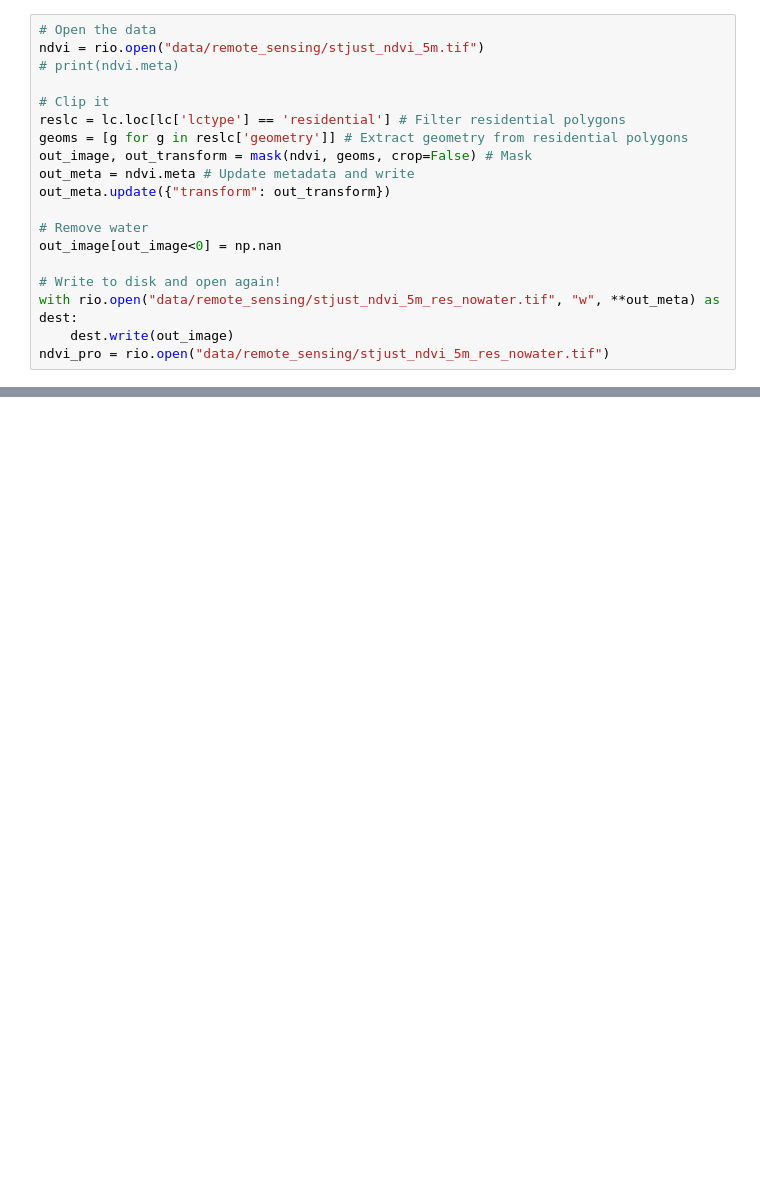
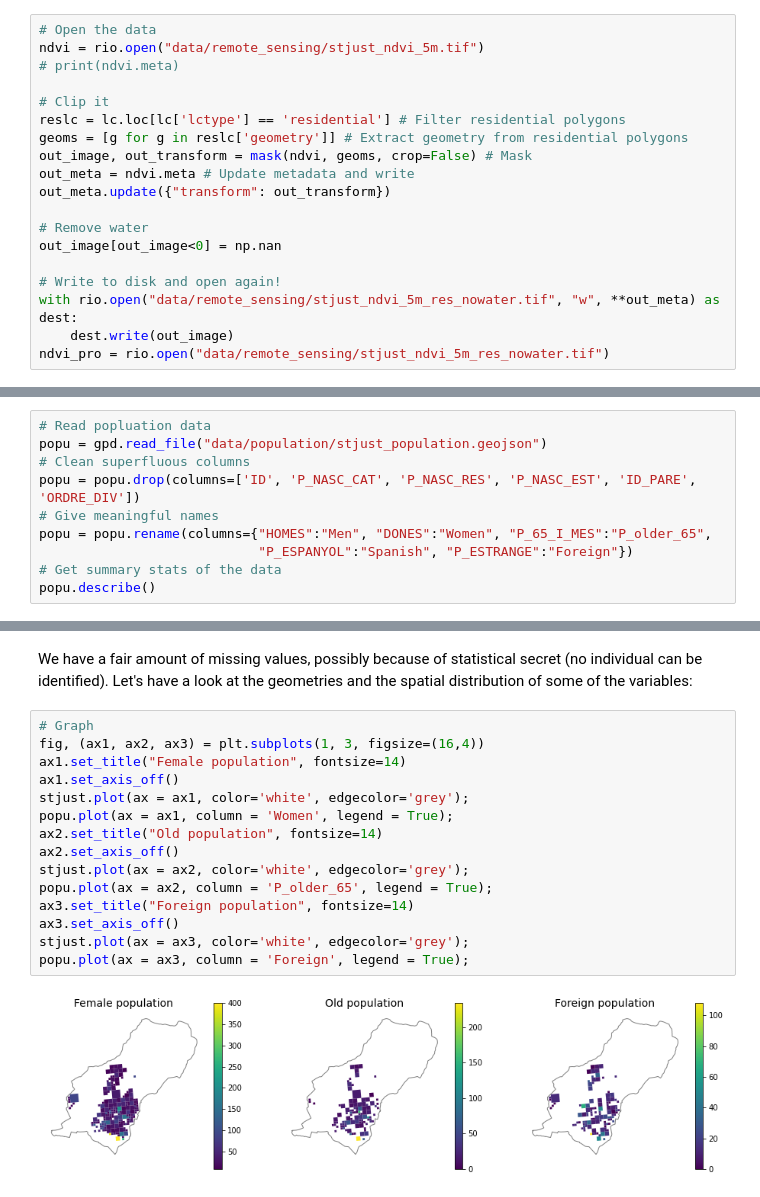
Before and after one commit to carlesmila/geo-python, a Jupyter notebook: santjust-gardens.ipynb, the cells around one changed output, grey strips where cells are left out. Cells and saved outputs as stored; diff of their text form; blank space fills up the shorter version.

```diff
--- a/santjust-gardens.ipynb
+++ b/santjust-gardens.ipynb
@@ -126,0 +148,10 @@ plt.show()
+# %%
+# Read popluation data
+popu = gpd.read_file("data/population/stjust_population.geojson")
+# Clean superfluous columns
+popu = popu.drop(columns=['ID', 'P_NASC_CAT', 'P_NASC_RES', 'P_NASC_EST', 'ID_PARE', 'ORDRE_DIV'])
+# Give meaningful names
+popu = popu.rename(columns={"HOMES":"Men", "DONES":"Women", "P_65_I_MES":"P_older_65",
+                            "P_ESPANYOL":"Spanish", "P_ESTRANGE":"Foreign"})
+# Get summary stats of the data
+popu.describe()
@@ -126,0 +190,19 @@ plt.show()
+# %% [markdown]
+We have a fair amount of missing values, possibly because of statistical secret (no individual can be identified). Let's have a look at the geometries and the spatial distribution of some of the variables:
+# %%
+# Graph
+fig, (ax1, ax2, ax3) = plt.subplots(1, 3, figsize=(16,4))
+ax1.set_title("Female population", fontsize=14)
+ax1.set_axis_off()
+stjust.plot(ax = ax1, color='white', edgecolor='grey');
+popu.plot(ax = ax1, column = 'Women', legend = True);
+ax2.set_title("Old population", fontsize=14)
+ax2.set_axis_off()
+stjust.plot(ax = ax2, color='white', edgecolor='grey');
+popu.plot(ax = ax2, column = 'P_older_65', legend = True);
+ax3.set_title("Foreign population", fontsize=14)
+ax3.set_axis_off()
+stjust.plot(ax = ax3, color='white', edgecolor='grey');
+popu.plot(ax = ax3, column = 'Foreign', legend = True);
+# %% [output]
+[figure, added]
```
Also changed, not shown: parts of 36 cells of this notebook, 1 other file.
